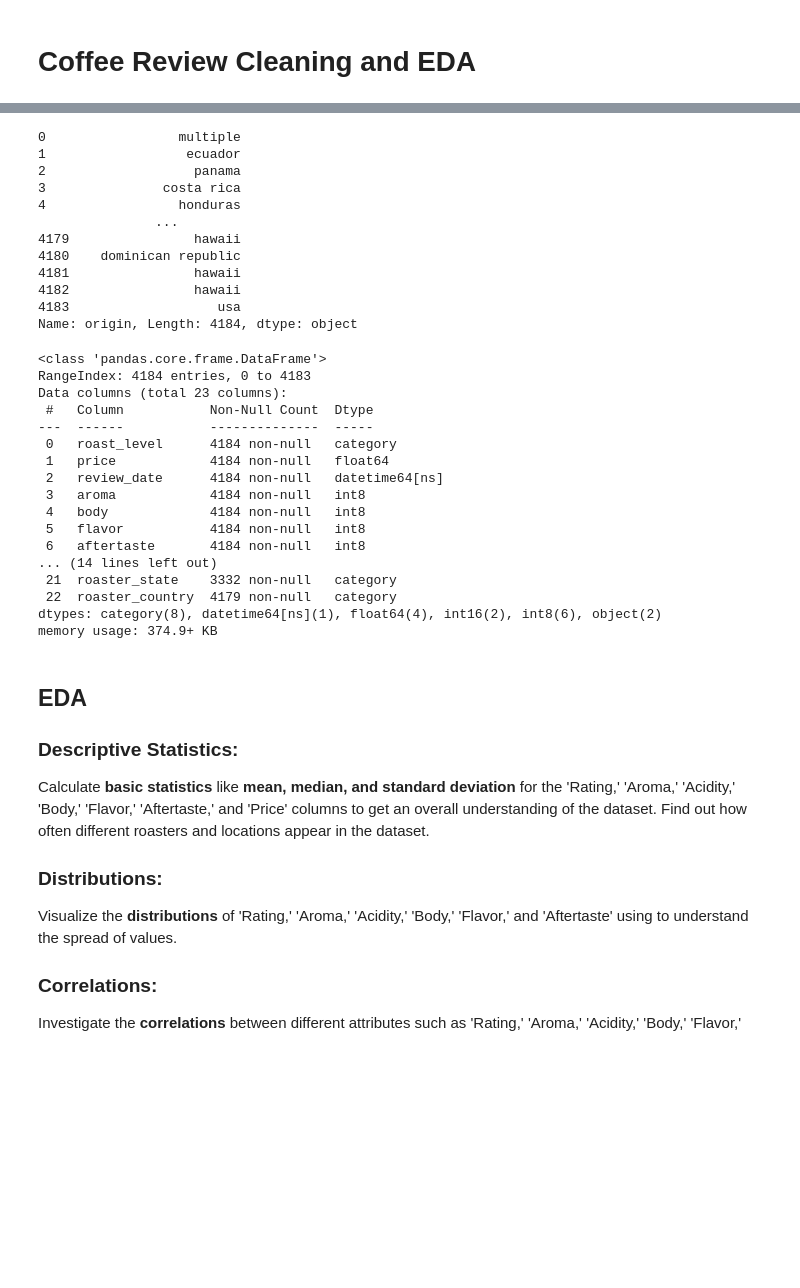
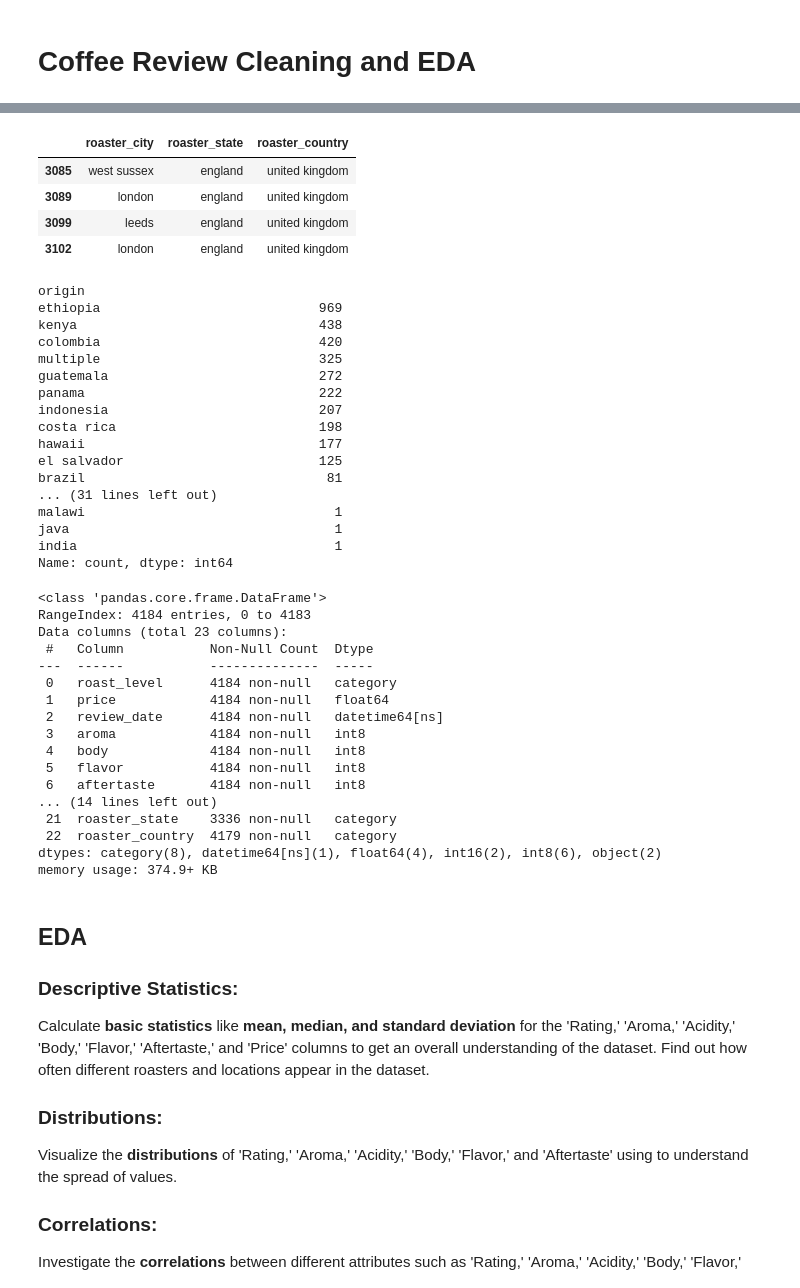
Before and after one commit to tynardone/coffee-reviews-analysis, a Jupyter notebook: coffee_review_eda.ipynb, the cells around one changed output, grey strips where cells are left out. Saved outputs shown, nothing was run; the diff lists cells and outputs as text; code cells hidden in the pictures; blank space fills up the shorter version.

Commit message:
Updates to location data cleaning

```diff
--- a/coffee_review_eda.ipynb
+++ b/coffee_review_eda.ipynb
@@ -180,33 +179,40 @@ canadian_provinces = [p.lower() for p in canadian_provinces]
 locations = (roasts['roaster_location']
              .str.strip()
              .str.lower()
              .str.replace("’", "")
              .str.replace("'", "")
              .str.replace(".","")
              .str.split(',', expand=True)
              .apply(lambda row: row.str.strip())
              .replace({'californiaa': 'california', 'calfornia': 'california',
                        'washingto': 'washington', 'virginia and floyd': 'virginia'})
             )
 
 # Cleaning up typos and other small idiosyncracies
 locations.loc[locations[0] == "branford connecticut", 1] = "connecticut"
 locations.loc[locations[0] == "branford connecticut", 0] = "branford"
 locations.loc[locations[0] == "los angeles", 1] = "california"
 locations[2] = locations[2].fillna(locations[1])
 locations.loc[locations[1].isin(us_states),2 ] = 'usa'
 locations.loc[locations[1].isin(canadian_provinces), 2] = 'canada'
 locations[1] = locations[1].where(~(locations[1] == locations[2]), np.nan)
 locations.loc[locations[2].isin(['hawaii', 'big island of hawaii', 'kona']), 1] = 'hawaii'
 locations.loc[locations[2].isin(['hawaii', 'big island of hawaii', 'kona']), 2] = 'usa'
 locations.loc[locations[2] == 'dc', 1] = 'dc'
 locations.loc[locations[2] == 'dc', 2] = 'usa'
 locations.loc[locations[0] == 'peoria illinois', 1] = 'illinois'
 locations.loc[locations[0] == 'peoria illinois', 0] = 'peoria'
 locations.loc[locations[2] == 'british colombia', 1] = 'british columbia'
 locations.loc[locations[2] == 'british colombia', 2] = 'canada'
+locations[2] = locations[2].replace('england', 'united kingdom')
 
 locations = locations.rename(columns = {0:'roaster_city', 1:'roaster_state', 2:'roaster_country'})
+# %% [output]
+|  | roaster_city | roaster_state | roaster_country |
+| 3085 | west sussex | england | united kingdom |
+| 3089 | london | england | united kingdom |
+| 3099 | leeds | england | united kingdom |
+| 3102 | london | england | united kingdom |
 # %%
 # Cleaning up coffee origin location.
 origin = (roasts["coffee_origin"]
@@ -249,20 +255,25 @@ origin = origin.replace({'america':'usa', '': np.nan, 'gedeo zone':'ethiopia',
                          'coastal  california':'usa', 'not disclosed':np.nan,
                         'minas gerais state':'brazil', 'guatemalae':'guatemala',})
 
-origin
+origin.value_counts()
 # %% [output]
-0                 multiple
-1                  ecuador
-2                   panama
-3               costa rica
-4                 honduras
-               ...
-4179                hawaii
-4180    dominican republic
-4181                hawaii
-4182                hawaii
-4183                   usa
-Name: origin, Length: 4184, dtype: object
+origin
+ethiopia                            969
+kenya                               438
+colombia                            420
+multiple                            325
+guatemala                           272
+panama                              222
+indonesia                           207
+costa rica                          198
+hawaii                              177
+el salvador                         125
+brazil                               81
+... (31 lines left out)
+malawi                                1
+java                                  1
+india                                 1
+Name: count, dtype: int64
 # %%
 # Combine cleaned roaster location and coffee origin columns with main dataframe
 df = (pd
@@ -288,7 +299,7 @@ Data columns (total 23 columns):
  5   flavor           4184 non-null   int8
  6   aftertaste       4184 non-null   int8
 ... (14 lines left out)
- 21  roaster_state    3332 non-null   category
+ 21  roaster_state    3336 non-null   category
  22  roaster_country  4179 non-null   category
 dtypes: category(8), datetime64[ns](1), float64(4), int16(2), int8(6), object(2)
 memory usage: 374.9+ KB
```
Also changed, not shown: parts of 5 cells of this notebook, 1 other file.
